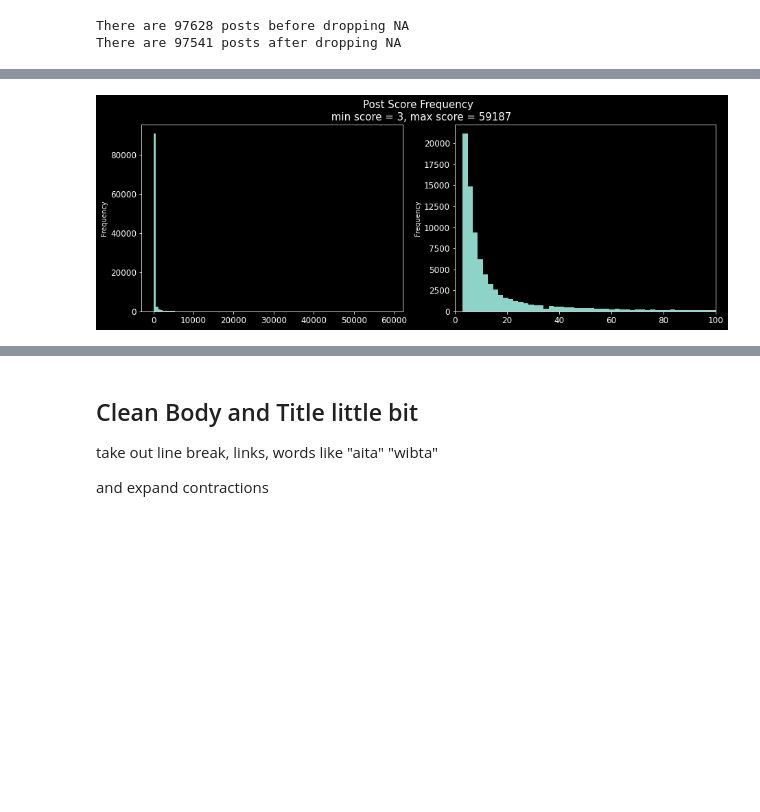
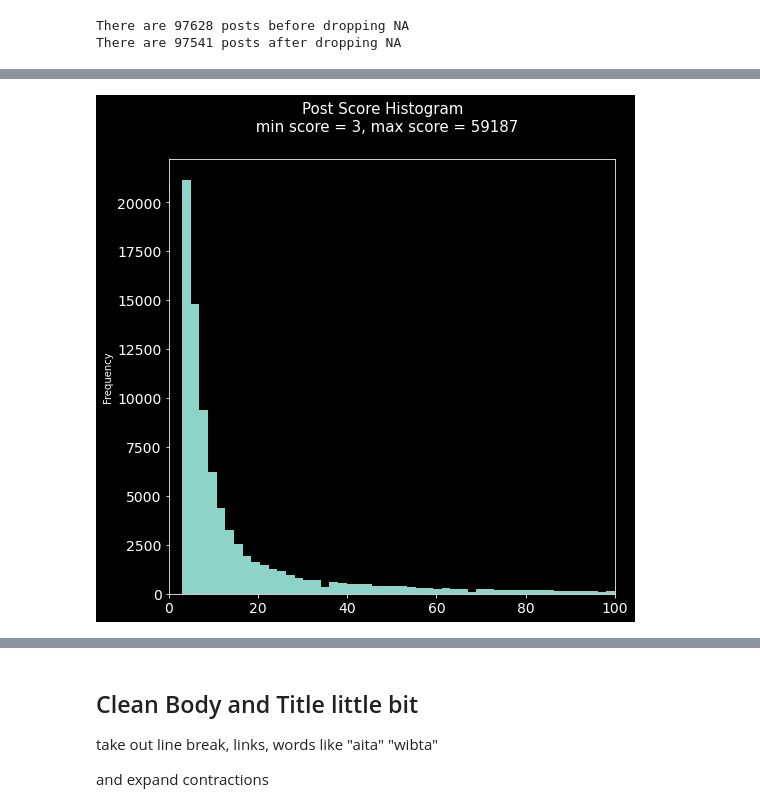
Before and after one commit to czengnn/who-is-the-asshole, a Jupyter notebook: who_the_a.ipynb, the cells around one changed output, grey strips where cells are left out. Saved outputs shown, nothing was run; the diff lists cells and outputs as text; code cells hidden in the pictures; blank space fills up the shorter version.

```diff
--- a/who_the_a.ipynb
+++ b/who_the_a.ipynb
@@ -38,9 +39,9 @@ Name: verdict, dtype: int64
 # %%
-fig, ax = plt.subplots(1, 2, figsize=(15, 5))
-aita.score.plot(kind='hist', bins=100, ax=ax[0], fontsize=12);
-aita.score[aita.score <= 100].plot(kind='hist', bins=50, ax=ax[1], xlabel='Post Score', xlim=(0,100),fontsize=12)
+# fig, ax = plt.subplots(1, 2, figsize=(15, 5))
+# aita.score.plot(kind='hist', bins=100, ax=ax[0], fontsize=12);
+aita.score[aita.score <= 100].plot(kind='hist', bins=50, xlabel='Post Score', xlim=(0,100),fontsize=14,figsize=(8, 8))
 plt.ylabel('Frequency')
-plt.suptitle(f'Post Score Frequency \n min score = {aita.score.min()}, max score = {aita.score.max()}', fontsize=15);
+plt.suptitle(f'Post Score Histogram \n min score = {aita.score.min()}, max score = {aita.score.max()}', fontsize=15);
 plt.savefig('image/post_freq_hist.png')
 # %% [output]
-[figure, old version]
+[figure, new version]
```
Also changed, not shown: parts of 3 cells of this notebook, 8 other files.
